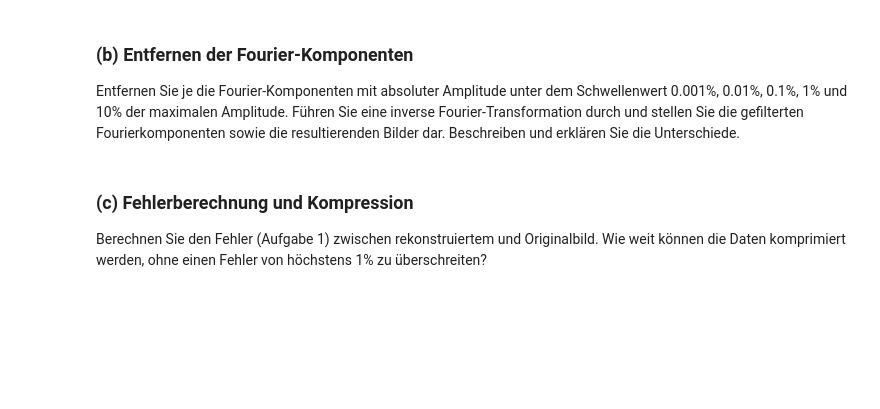
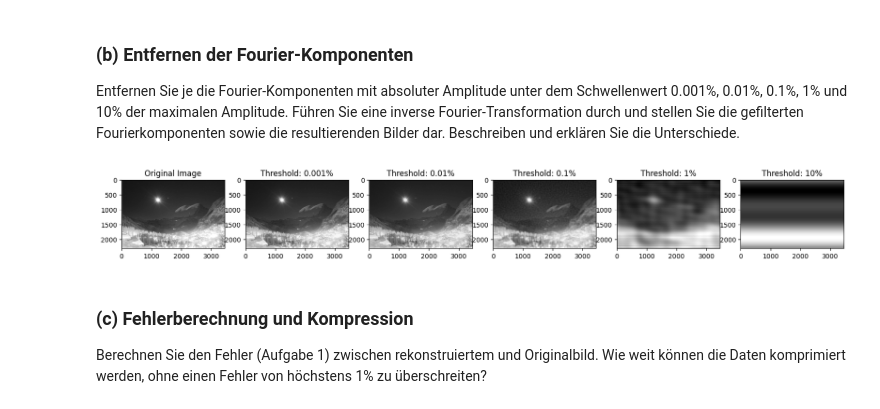
Before and after one commit to infamousperi/FourierTransformation, a Jupyter notebook: MC2.ipynb, the cells around one changed output. Cells and saved outputs as stored; diff of their text form; code cells hidden in the pictures; blank space fills up the shorter version.

```diff
--- a/MC2.ipynb
+++ b/MC2.ipynb
@@ -214,6 +224,12 @@ Plotten Sie die 2D-Verteilung der absoluten Werte der Fourier-Komponenten, sodas
 # %% [markdown]
 ### (b) Entfernen der Fourier-Komponenten
 Entfernen Sie je die Fourier-Komponenten mit absoluter Amplitude unter dem Schwellenwert 0.001%, 0.01%, 0.1%, 1% und 10% der maximalen Amplitude. Führen Sie eine inverse Fourier-Transformation durch und stellen Sie die gefilterten Fourierkomponenten sowie die resultierenden Bilder dar. Beschreiben und erklären Sie die Unterschiede.
+# %%
+thresholds = [0.001, 0.01, 0.1, 1, 10]
+filtered_images = FA_image.filter_fft_components(fft_img_shifted, magnitude_spectrum, thresholds)
+FA_image.plot_filtered_images(original_image, filtered_images)
+# %% [output]
+[figure, added]
 # %% [markdown]
 ### (c) Fehlerberechnung und Kompression
 Berechnen Sie den Fehler (Aufgabe 1) zwischen rekonstruiertem und Originalbild. Wie weit können die Daten komprimiert werden, ohne einen Fehler von höchstens 1% zu überschreiten?
```
Also changed, not shown: parts of 4 cells of this notebook, 1 other file.
